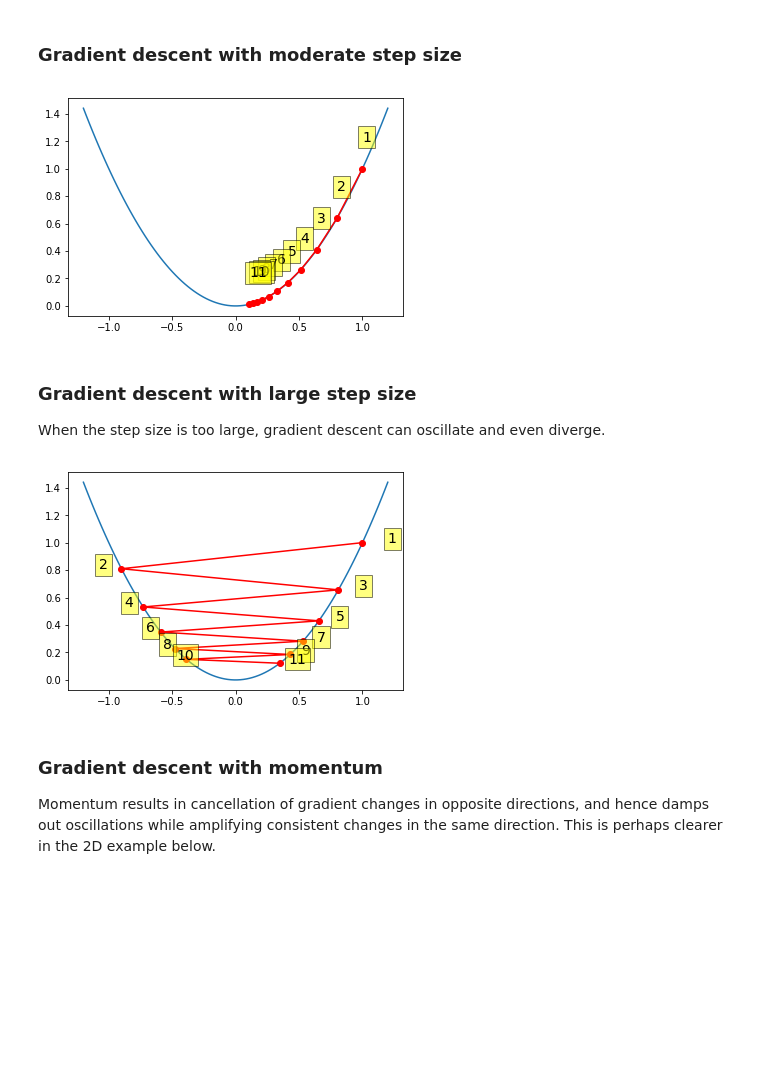
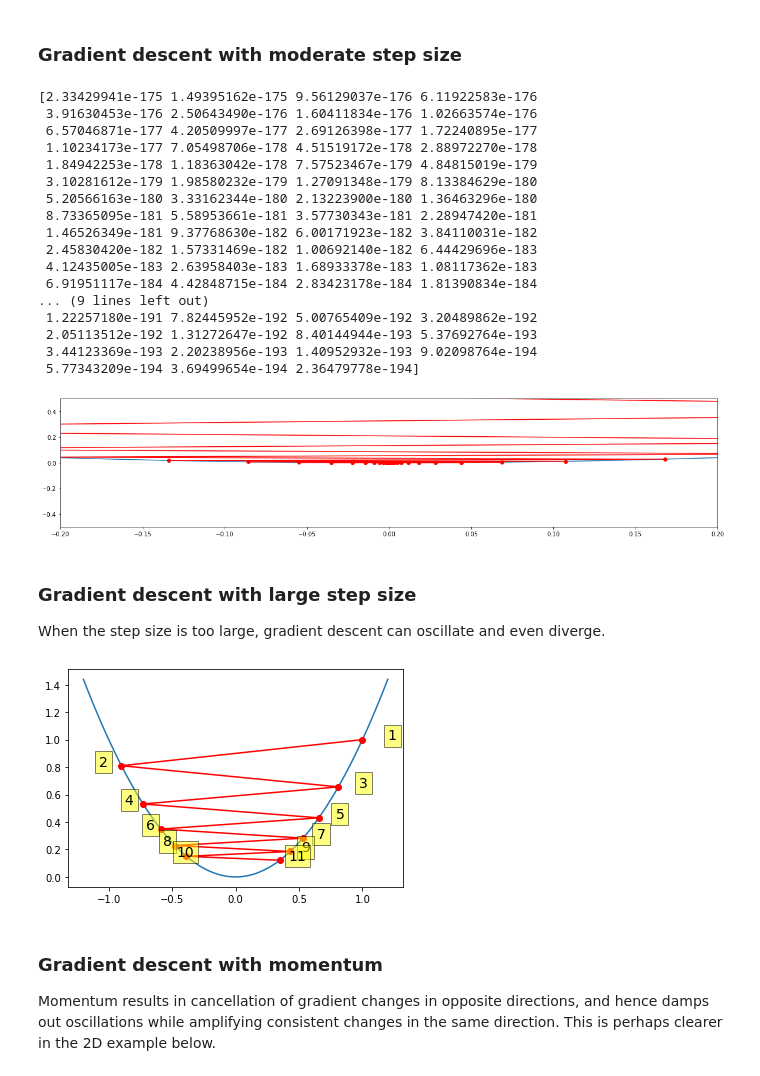
Before and after one commit to MarioBolanos/AnalisisNumerico, a Jupyter notebook: Gradient_Descent_Optimization_ipynb_txt.ipynb, the cells around one changed output. Drawn from its saved outputs; the diff is of its cells as text; code cells hidden in the pictures; blank space fills up the shorter version.

```diff
--- a/Gradient_Descent_Optimization_ipynb_txt.ipynb
+++ b/Gradient_Descent_Optimization_ipynb_txt.ipynb
@@ -110,18 +116,41 @@ def gd_momentum(x, grad, alpha, beta=0.9, max_iter=10):
 # %% [markdown]
 ### Gradient descent with moderate step size
 # %%
-alpha = 0.1
+alpha = 0.9
 x0 = 1
-xs = gd(x0, grad, alpha)
+xs = gd(x0, grad, alpha,max_iter=1000)
 xp = np.linspace(-1.2, 1.2, 100)
+
+plt.figure(figsize=(20, 4))
+
 plt.plot(xp, f(xp))
 plt.plot(xs, f(xs), 'o-', c='red')
-for i, (x, y) in enumerate(zip(xs, f(xs)), 1):
-    plt.text(x, y+0.2, i,
-             bbox=dict(facecolor='yellow', alpha=0.5), fontsize=14)
+# for i, (x, y) in enumerate(zip(xs, f(xs)), 1):
+#     plt.text(x, y+0.2, i,
+#              bbox=dict(facecolor='yellow', alpha=0.5), fontsize=14)
 pass
+
+plt.axis([-0.2,0.2,-0.5,0.5 ])
+print(f(xs)[-100:-1])
 # %% [output]
+[2.33429941e-175 1.49395162e-175 9.56129037e-176 6.11922583e-176
+ 3.91630453e-176 2.50643490e-176 1.60411834e-176 1.02663574e-176
+ 6.57046871e-177 4.20509997e-177 2.69126398e-177 1.72240895e-177
+ 1.10234173e-177 7.05498706e-178 4.51519172e-178 2.88972270e-178
+ 1.84942253e-178 1.18363042e-178 7.57523467e-179 4.84815019e-179
+ 3.10281612e-179 1.98580232e-179 1.27091348e-179 8.13384629e-180
+ 5.20566163e-180 3.33162344e-180 2.13223900e-180 1.36463296e-180
+ 8.73365095e-181 5.58953661e-181 3.57730343e-181 2.28947420e-181
+ 1.46526349e-181 9.37768630e-182 6.00171923e-182 3.84110031e-182
+ 2.45830420e-182 1.57331469e-182 1.00692140e-182 6.44429696e-183
+ 4.12435005e-183 2.63958403e-183 1.68933378e-183 1.08117362e-183
+ 6.91951117e-184 4.42848715e-184 2.83423178e-184 1.81390834e-184
+... (9 lines left out)
+ 1.22257180e-191 7.82445952e-192 5.00765409e-192 3.20489862e-192
+ 2.05113512e-192 1.31272647e-192 8.40144944e-193 5.37692764e-193
+ 3.44123369e-193 2.20238956e-193 1.40952932e-193 9.02098764e-194
+ 5.77343209e-194 3.69499654e-194 2.36479778e-194]
-[figure, old version]
+[figure, new version]
 # %% [markdown]
 ### Gradient descent with large step size
 
@@ -137,7 +166,7 @@ for i, (x, y) in enumerate(zip(xs, f(xs)), 1):
              bbox=dict(facecolor='yellow', alpha=0.5), fontsize=14)
 pass
 # %% [output]
-[figure, old version]
+[figure, new version]
 # %% [markdown]
 ### Gradient descent with momentum
 
```
Also changed, not shown: parts of 21 cells of this notebook.
